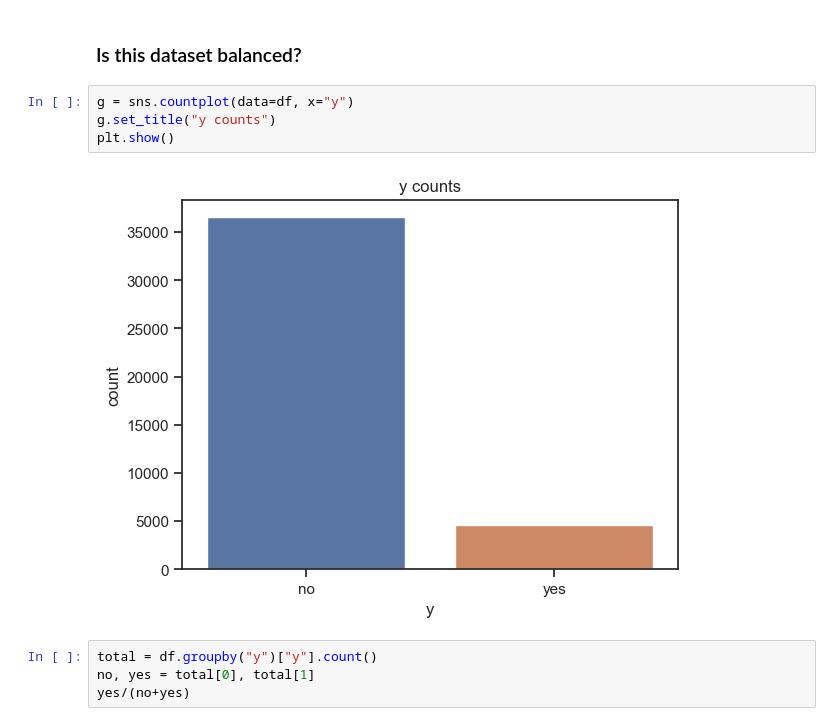
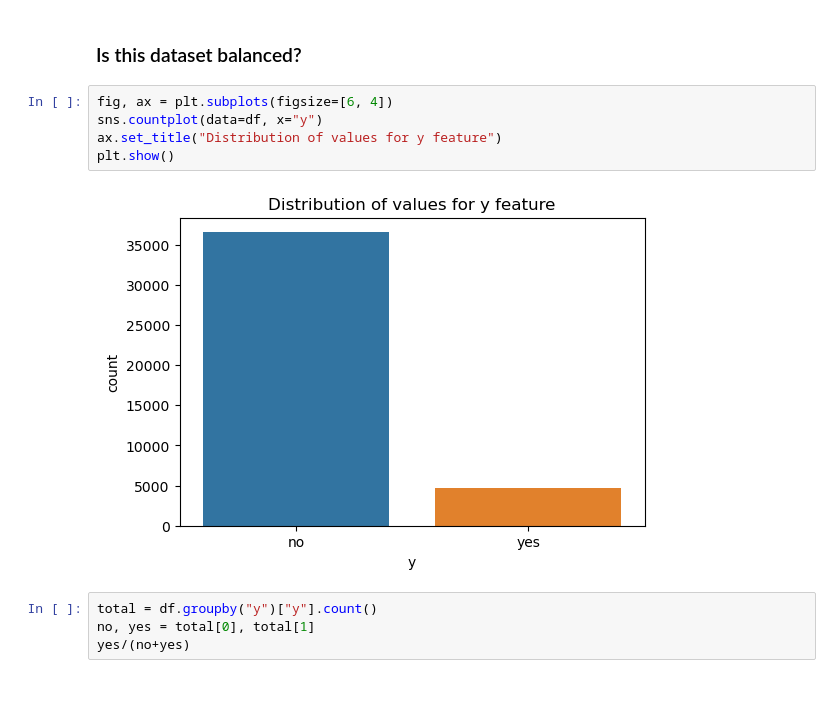
Before and after one commit to mikolajed/Data-Science-PW---Kaggle-Project, a Jupyter notebook: src/EDA.ipynb, the cells around one changed output. Drawn from its saved outputs; the diff is of its cells as text; blank space fills up the shorter version.

```diff
--- a/src/EDA.ipynb
+++ b/src/EDA.ipynb
@@ -169,11 +170,12 @@ memory usage: 6.6+ MB
 # %% [markdown]
 ### Is this dataset balanced?
 # %%
-g = sns.countplot(data=df, x="y")
-g.set_title("y counts")
+fig, ax = plt.subplots(figsize=[6, 4])
+sns.countplot(data=df, x="y")
+ax.set_title("Distribution of values for y feature")
 plt.show()
 # %% [output]
-[figure, old version]
+[figure, new version]
 # %%
 total = df.groupby("y")["y"].count()
 no, yes = total[0], total[1]
```
Also changed, not shown: parts of 77 cells of this notebook.
